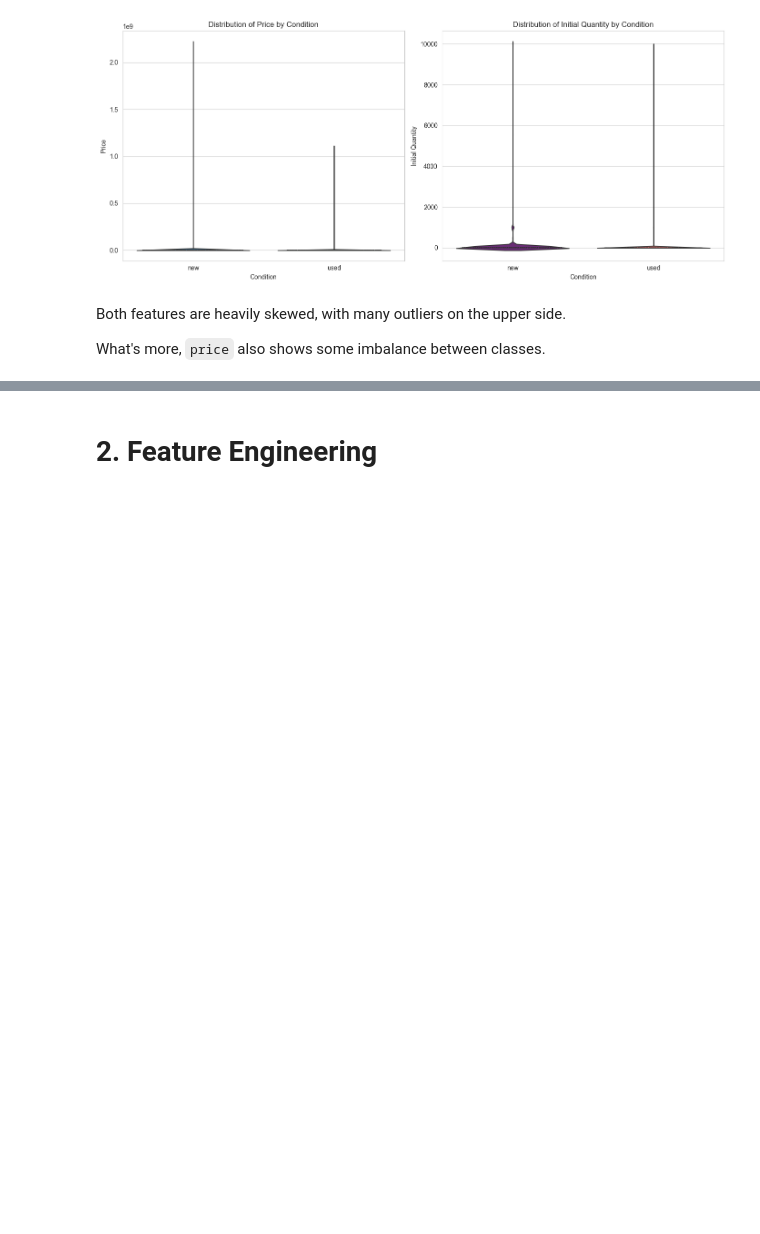
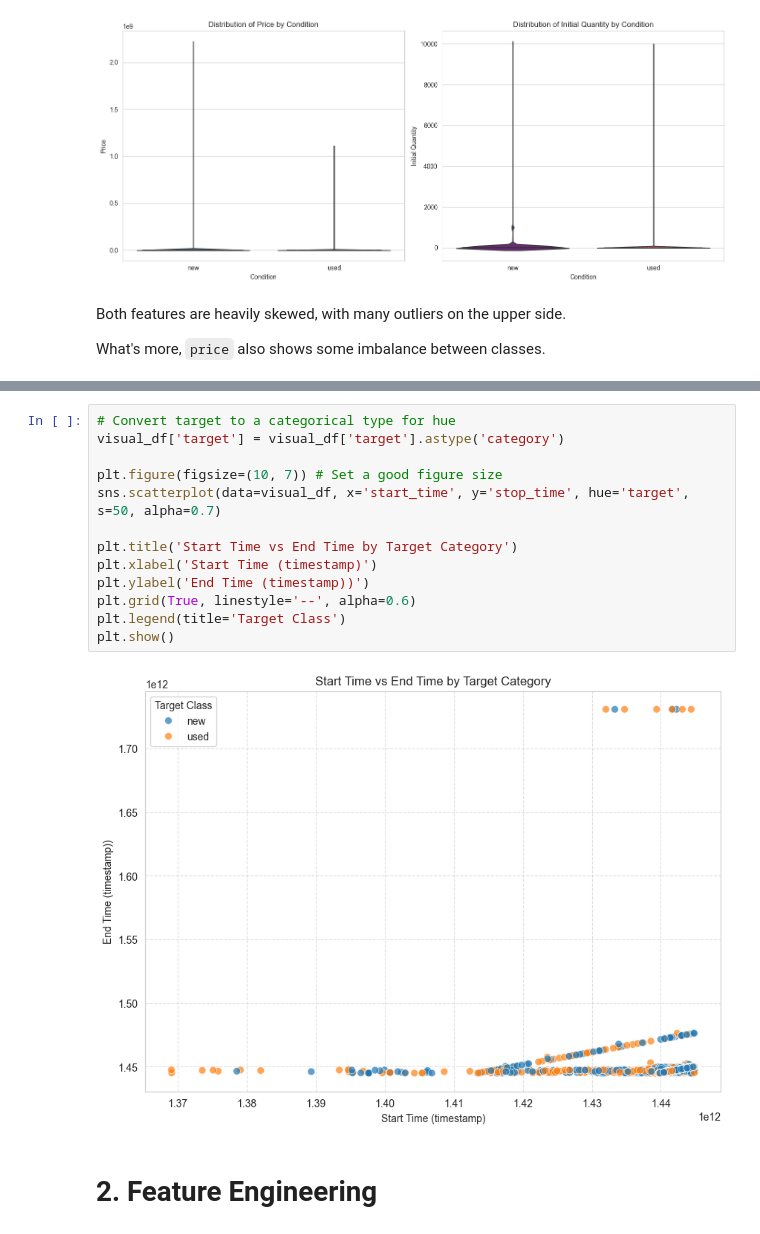
Before and after one commit to MLsound/mercadolibre-new-used-prediction, a Jupyter notebook: EDA.ipynb, the cells around one changed output, grey strips where cells are left out. Cells and saved outputs as stored; diff of their text form; blank space fills up the shorter version.

```diff
--- a/EDA.ipynb
+++ b/EDA.ipynb
@@ -536,3 +584,18 @@ What's more, `price` also shows some imbalance between classes.
+# %%
+# Convert target to a categorical type for hue
+visual_df['target'] = visual_df['target'].astype('category')
+
+plt.figure(figsize=(10, 7)) # Set a good figure size
+sns.scatterplot(data=visual_df, x='start_time', y='stop_time', hue='target', s=50, alpha=0.7)
+
+plt.title('Start Time vs End Time by Target Category')
+plt.xlabel('Start Time (timestamp)')
+plt.ylabel('End Time (timestamp))')
+plt.grid(True, linestyle='--', alpha=0.6)
+plt.legend(title='Target Class')
+plt.show()
+# %% [output]
+[figure, added]
 # %% [markdown]
 # 2. Feature Engineering
 # %%
```
Also changed, not shown: parts of 44 cells of this notebook, 3 other files.
